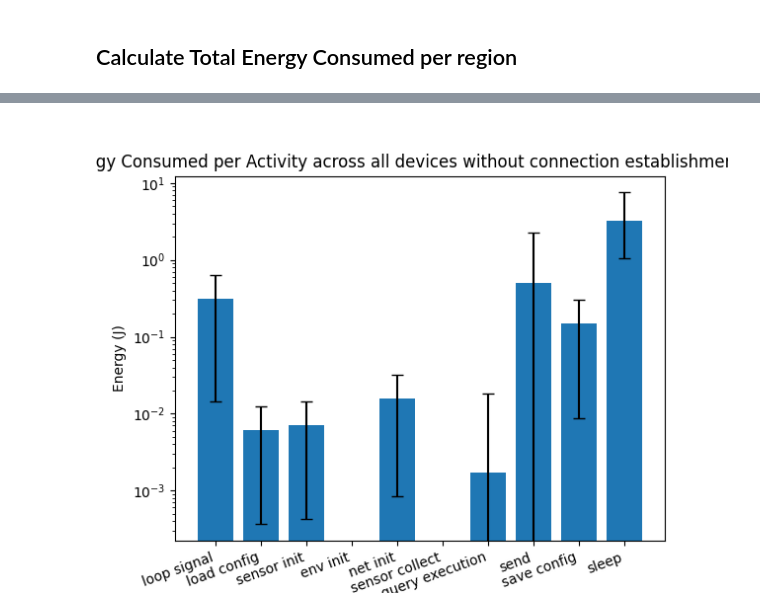
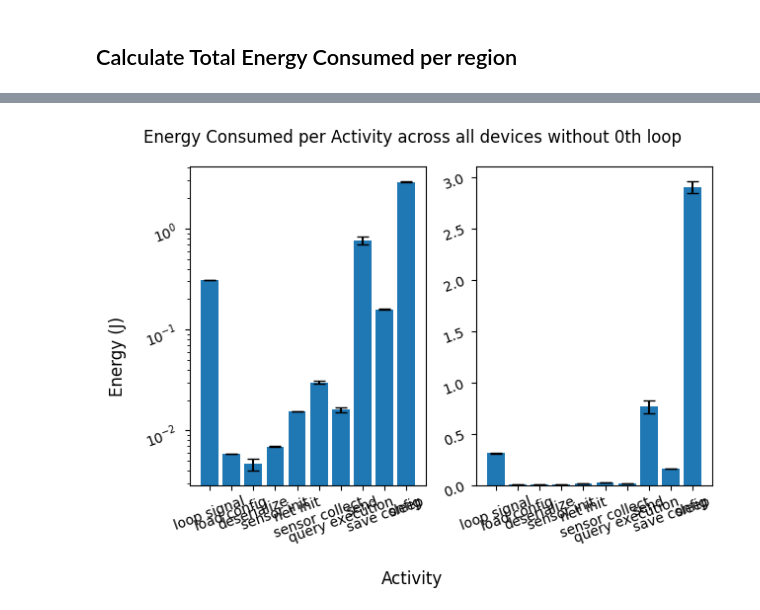
Before and after one commit to FlapKap/Terra-experiments, a Jupyter notebook: experiment/visualize.ipynb, the cells around one changed output, grey strips where cells are left out. Drawn from its saved outputs; the diff is of its cells as text; code cells hidden in the pictures.

```diff
--- a/experiment/visualize.ipynb
+++ b/experiment/visualize.ipynb
@@ -665,8 +648,8 @@ def calc_energy_consumed_per_activity(series_loops: pd.Series) -> pd.Series:
         "loop signal": calc_energy_consumed(power_consumption_for_node.loc[series_loops.name:series_loops["loop_signal_end"]]),
         "total without loop signal": calc_energy_consumed(power_consumption_for_node.loc[series_loops["loop_signal_end"]:series_loops["sleep_end"]]),
         "load config": calc_energy_consumed(power_consumption_for_node.loc[series_loops["load_start"]:series_loops["load_end"]]),
+        "deserialize": calc_energy_consumed(power_consumption_for_node.loc[series_loops["deserialize_start"]:series_loops["deserialize_end"]]),
         "sensor init": calc_energy_consumed(power_consumption_for_node.loc[series_loops["sensor_init_start"]:series_loops["sensor_init_end"]]),
-        "env init": calc_energy_consumed(power_consumption_for_node.loc[series_loops["env_init_start"]:series_loops["env_init_end"]]),
         "net init": calc_energy_consumed(power_consumption_for_node.loc[series_loops["net_init_start"]:series_loops["net_init_end"]]),
         "sensor collect": calc_energy_consumed(power_consumption_for_node.loc[series_loops["collect_time_start"]:series_loops["collect_time_end"]]),
         "query execution": calc_energy_consumed(power_consumption_for_node.loc[series_loops["exec_start"]:series_loops["exec_end"]]),
@@ -690,14 +673,10 @@ energy_consumed_summary
 # %%
 import scipy.stats as st
+import statsmodels.stats.api as smstats
+
 def calc_confidence_interval(series: pd.Series) -> pd.Series:
-    assert "mean" in series.index, "mean not in index"
-    assert "std" in series.index, "std not in index"
-    if series["mean"] == 0 or series["std"] == 0:
-        return pd.Series({
-            "low": 0,
-            "high": 0
-        })
-    low, high = st.norm.interval(0.95, loc=series["mean"], scale=series["std"])
+    low, high = smstats.DescrStatsW(series).tconfint_mean(alpha=0.05)
+    #low, high = st.norm.interval(0.95, loc=series["mean"], scale=series["std"])
     return pd.Series({
         "low": low,
         "high": high
@@ -766,17 +740,29 @@ errors_with_0th_loop
+# %%
+error_bounds_without_0th_loop = without_0th_loop[["total", "total without loop signal", "loop signal", "load config", "deserialize", "sensor init", "net init", "sensor collect", "query execution", "send", "save config", "sleep"]].apply(calc_confidence_interval)
 # %%
-to_plot = without_0th_loop_summary[["loop signal", "load config", "sensor init", "env init", "net init", "sensor collect", "query execution", "send", "save config", "sleep"]]
-errors = errors_with_0th_loop[["loop signal", "load config", "sensor init", "env init", "net init", "sensor collect", "query execution", "send", "save config", "sleep"]]
+to_plot = without_0th_loop_summary[["loop signal", "load config","deserialize", "sensor init", "net init", "sensor collect", "query execution", "send", "save config", "sleep"]]
+
+errors_relative = np.abs(error_bounds_without_0th_loop[["loop signal", "load config","deserialize", "sensor init", "net init", "sensor collect", "query execution", "send", "save config", "sleep"]] - to_plot.loc["mean"])
 #energy_consumed_without_0th_loop
-plt.figure()
-plt.bar(to_plot.columns, to_plot.loc["mean"], yerr=errors, capsize=4, log=True)
-plt.xticks(rotation=20, ha="right")
+## plot both with log scale and without
+fig, (ax1, ax2) =  plt.subplots(1,2)
 
-plt.xlabel("Activity")
-plt.ylabel("Energy (J)")
-plt.title("Energy Consumed per Activity across all devices without connection establishment loop")
+fig.suptitle("Energy Consumed per Activity across all devices without 0th loop")
+fig.supxlabel("Activity")
+fig.supylabel("Energy (J)")
+
+ax1.bar(to_plot.columns, to_plot.loc["mean"], yerr=errors_relative, capsize=4, log=True)
+ax1.tick_params(labelrotation=20)
+
+ax2.bar(to_plot.columns, to_plot.loc["mean"], yerr=errors_relative, capsize=4)
+ax2.tick_params(labelrotation=20)
+
+
+
+plt.tight_layout()
 plt.show()
 # %% [output]
-[figure, old version]
+[figure, new version]
 # %%
 without_0th_loop.groupby("node_id").describe()
 # %% [output]
```
Also changed, not shown: parts of 40 cells of this notebook.
